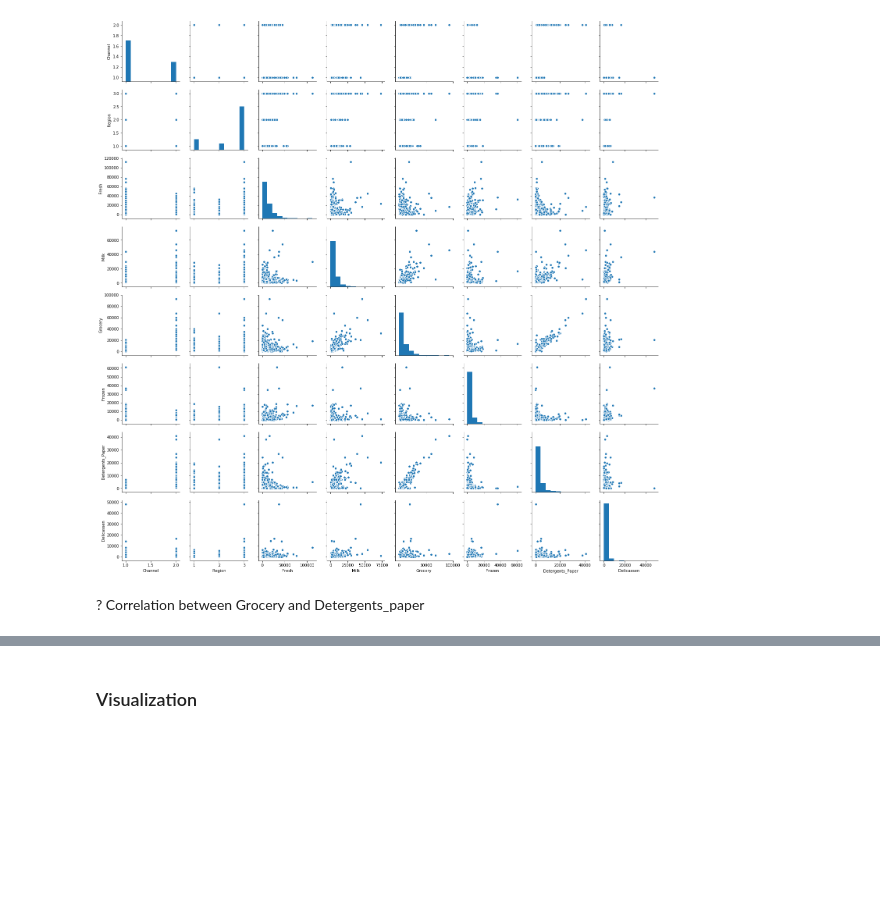
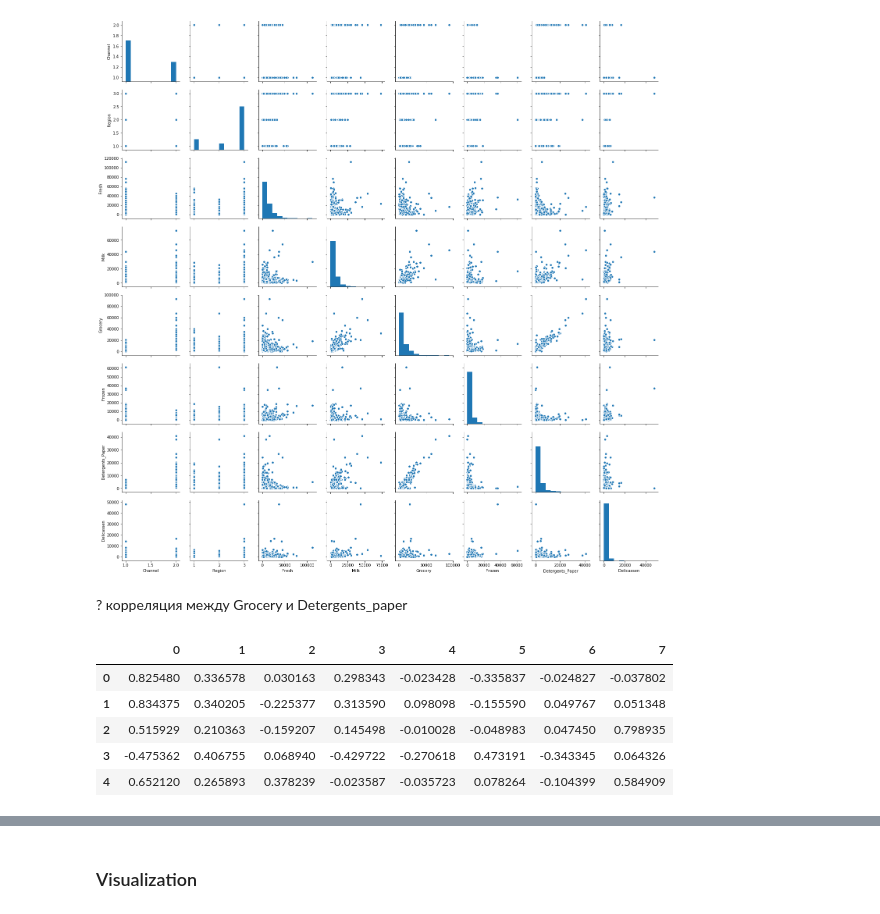
Before and after one commit to AkerkeKesha/machine-learning, a Jupyter notebook: A8/A8_Kmeans_Balgabekova.ipynb, the cells around one changed output, grey strips where cells are left out. Saved outputs shown, nothing was run; the diff lists cells and outputs as text; code cells hidden in the pictures; blank space fills up the shorter version.

```diff
--- a/A8/A8_Kmeans_Balgabekova.ipynb
+++ b/A8/A8_Kmeans_Balgabekova.ipynb
@@ -70,6 +70,6 @@ sns.pairplot(data)
 <seaborn.axisgrid.PairGrid at 0x...>
 [figure]
 # %% [markdown]
-? Correlation between Grocery and Detergents_paper
+? корреляция между Grocery и Detergents_paper
 # %%
 from sklearn.cluster import KMeans
@@ -79,0 +85,9 @@ scaled = scaler.fit_transform(data)
+# %%
+normalized.head()
+# %% [output]
+|  | 0 | 1 | 2 | 3 | 4 | 5 | 6 | 7 |
+| 0 | 0.825480 | 0.336578 | 0.030163 | 0.298343 | -0.023428 | -0.335837 | -0.024827 | -0.037802 |
+| 1 | 0.834375 | 0.340205 | -0.225377 | 0.313590 | 0.098098 | -0.155590 | 0.049767 | 0.051348 |
+| 2 | 0.515929 | 0.210363 | -0.159207 | 0.145498 | -0.010028 | -0.048983 | 0.047450 | 0.798935 |
+| 3 | -0.475362 | 0.406755 | 0.068940 | -0.429722 | -0.270618 | 0.473191 | -0.343345 | 0.064326 |
+| 4 | 0.652120 | 0.265893 | 0.378239 | -0.023587 | -0.035723 | 0.078264 | -0.104399 | 0.584909 |
```
Also changed, not shown: parts of 16 cells of this notebook.
